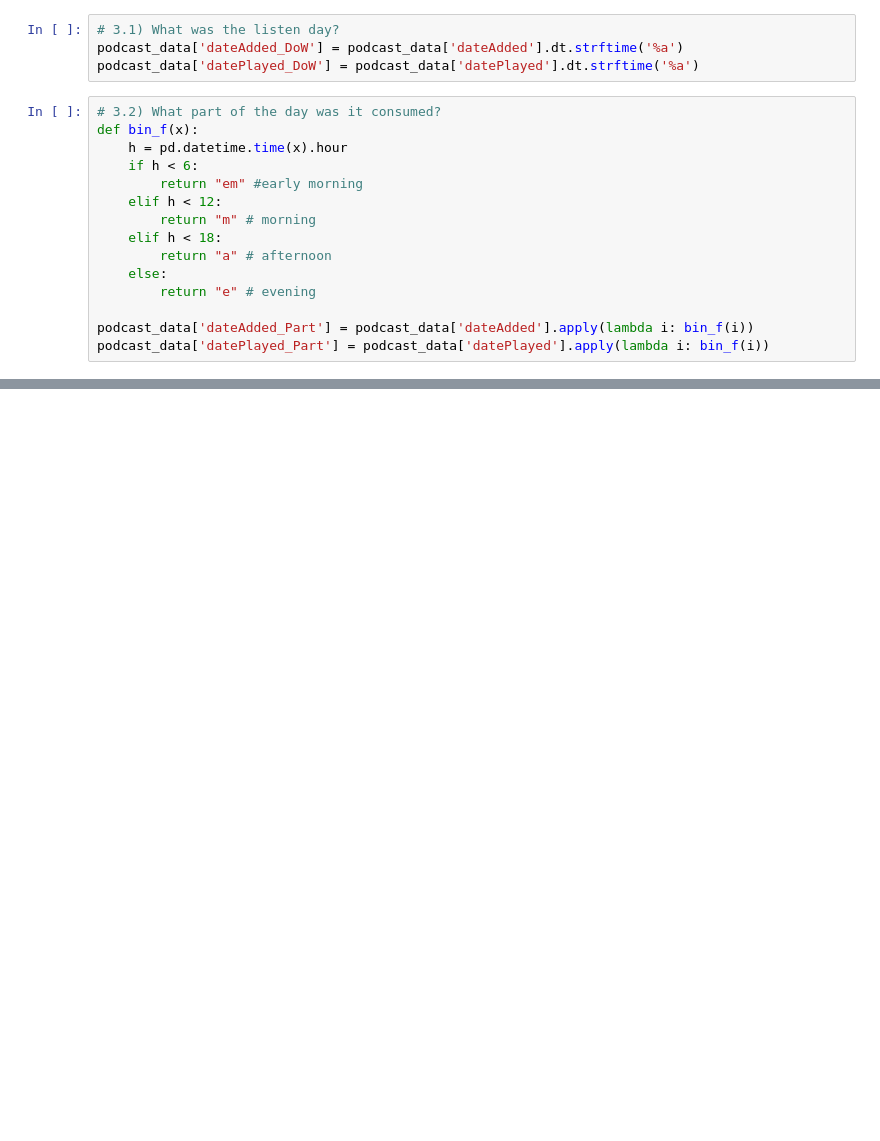
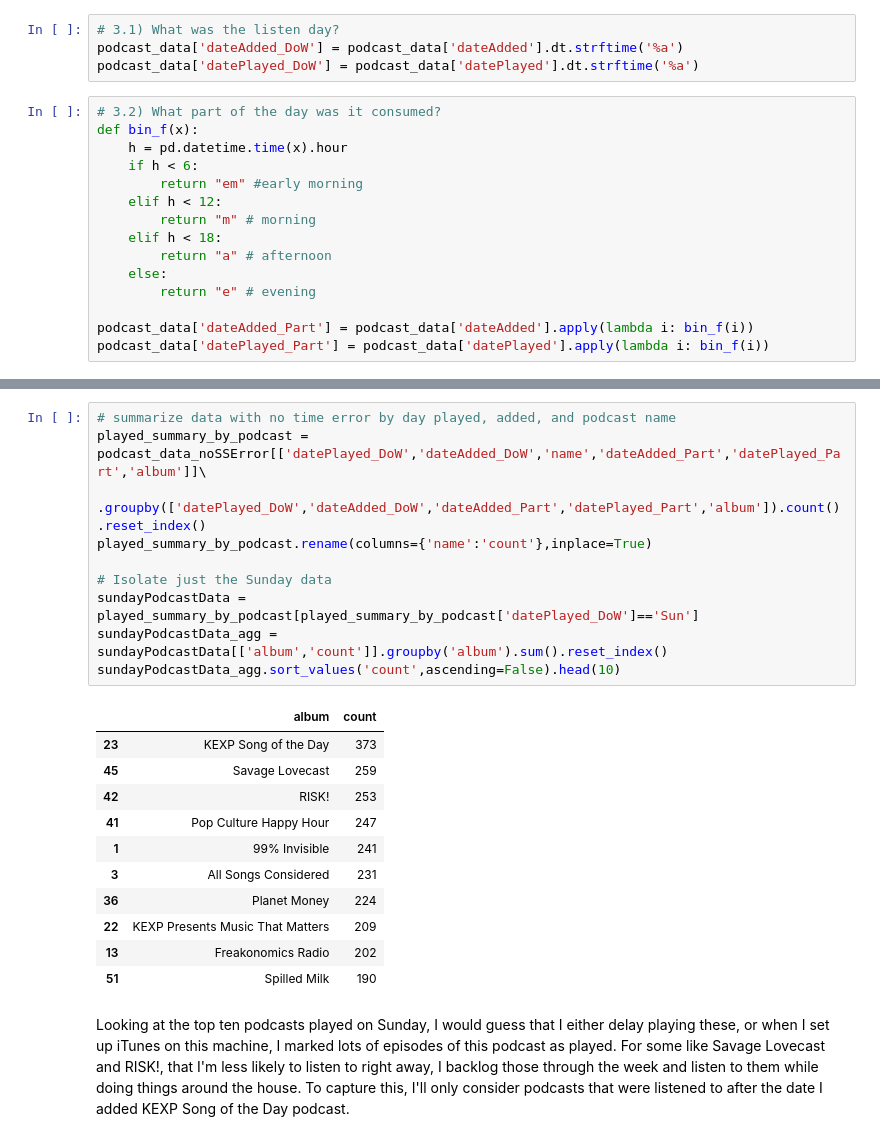
Before and after one commit to BEugeneSmith/PodcastAnalysis2017, a Jupyter notebook: ExplorationNotebook_upd102717.ipynb, the cells around one changed output, grey strips where cells are left out. Saved outputs shown, nothing was run; the diff lists cells and outputs as text; blank space fills up the shorter version.

```diff
--- a/ExplorationNotebook_upd102717.ipynb
+++ b/ExplorationNotebook_upd102717.ipynb
@@ -103,0 +155,24 @@ podcast_data.head()
+# %%
+# summarize data with no time error by day played, added, and podcast name
+played_summary_by_podcast = podcast_data_noSSError[['datePlayed_DoW','dateAdded_DoW','name','dateAdded_Part','datePlayed_Part','album']]\
+    .groupby(['datePlayed_DoW','dateAdded_DoW','dateAdded_Part','datePlayed_Part','album']).count().reset_index()
+played_summary_by_podcast.rename(columns={'name':'count'},inplace=True)
+
+# Isolate just the Sunday data
+sundayPodcastData = played_summary_by_podcast[played_summary_by_podcast['datePlayed_DoW']=='Sun']
+sundayPodcastData_agg = sundayPodcastData[['album','count']].groupby('album').sum().reset_index()
+sundayPodcastData_agg.sort_values('count',ascending=False).head(10)
+# %% [output]
+|  | album | count |
+| 23 | KEXP Song of the Day | 373 |
+| 45 | Savage Lovecast | 259 |
+| 42 | RISK! | 253 |
+| 41 | Pop Culture Happy Hour | 247 |
+| 1 | 99% Invisible | 241 |
+| 3 | All Songs Considered | 231 |
+| 36 | Planet Money | 224 |
+| 22 | KEXP Presents Music That Matters | 209 |
+| 13 | Freakonomics Radio | 202 |
+| 51 | Spilled Milk | 190 |
+# %% [markdown]
+Looking at the top ten podcasts played on Sunday, I would guess that I either delay playing these, or when I set up iTunes on this machine, I marked lots of episodes of this podcast as played. For some like Savage Lovecast and RISK!, that I'm less likely to listen to right away, I backlog those through the week and listen to them while doing things around the house. To capture this, I'll only consider podcasts that were listened to after the date I added KEXP Song of the Day podcast.
```
Also changed, not shown: parts of 8 cells of this notebook.
